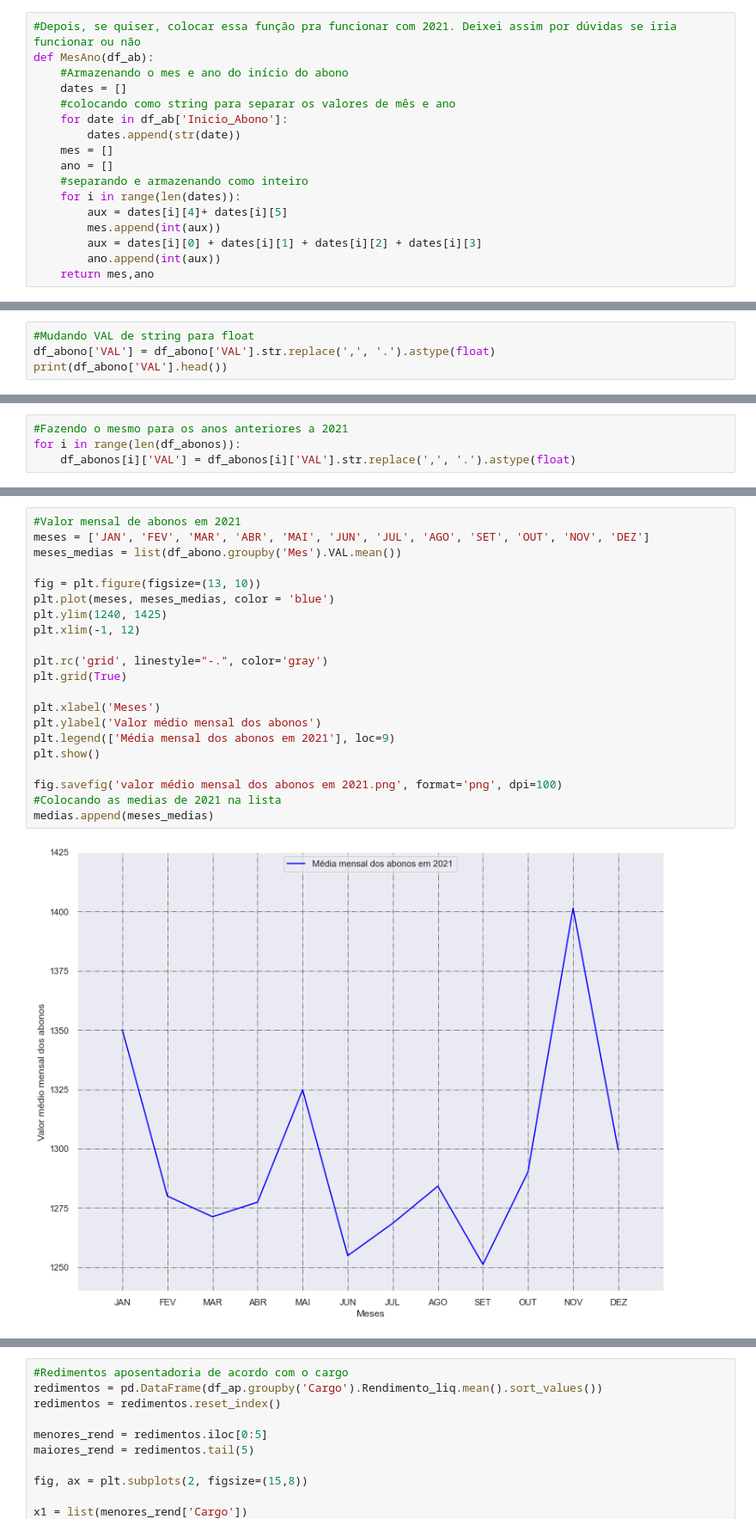
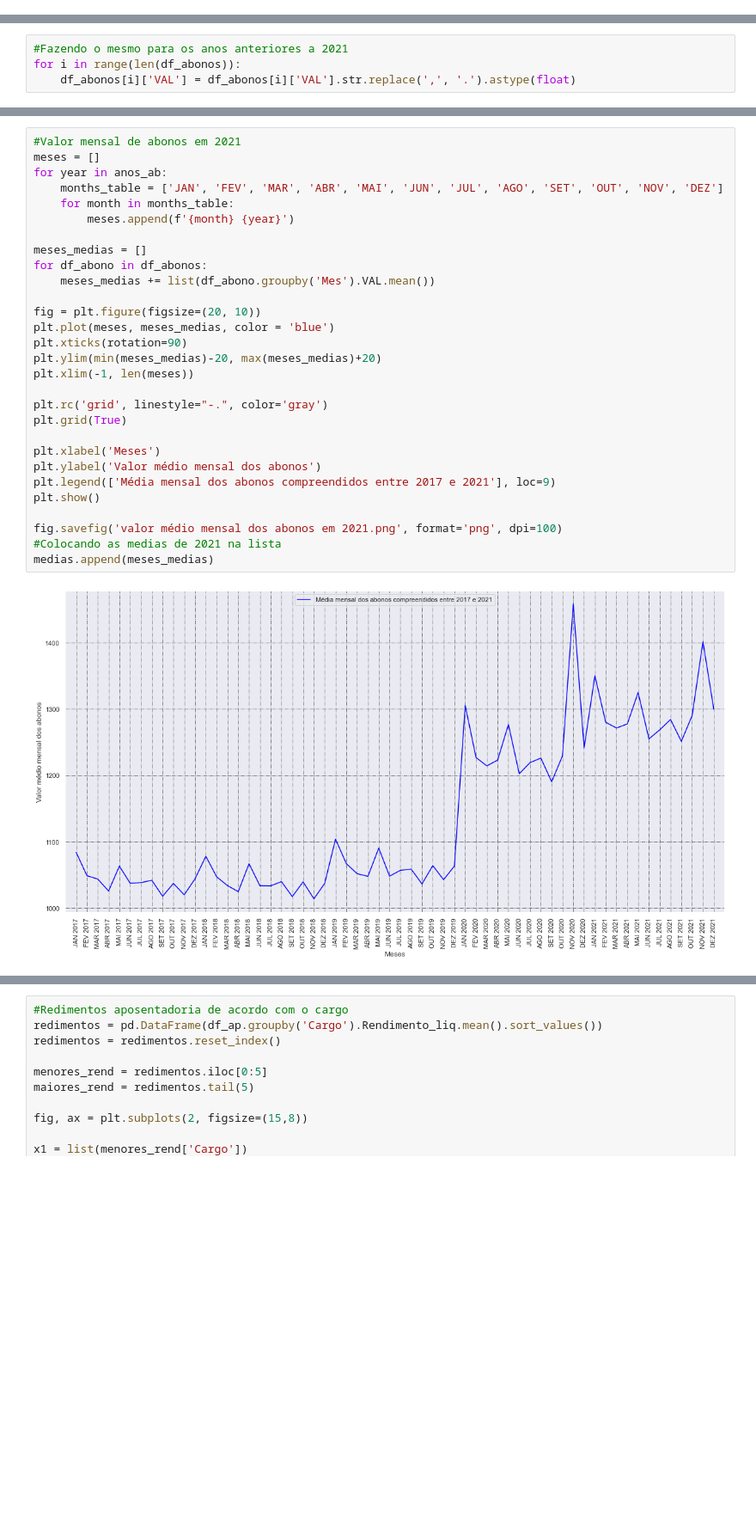
Before and after one commit to ghastcmd/data-science-project, a Jupyter notebook: Projeto.ipynb, the cells around one changed output, grey strips where cells are left out. Shown at 86% size. Cells and saved outputs as stored; diff of their text form; blank space fills up the shorter version.

Commit message:
Added the other datasets and plotting now graphs for all years

```diff
--- a/Projeto.ipynb
+++ b/Projeto.ipynb
@@ -129,20 +89,3 @@ Name: Ano, dtype: int64
-# %%
-#Depois, se quiser, colocar essa função pra funcionar com 2021. Deixei assim por dúvidas se iria funcionar ou não
-def MesAno(df_ab):
-    #Armazenando o mes e ano do início do abono
-    dates = []
-    #colocando como string para separar os valores de mês e ano
-    for date in df_ab['Inicio_Abono']:
-        dates.append(str(date))
-    mes = []
-    ano = []
-    #separando e armazenando como inteiro
-    for i in range(len(dates)):
-        aux = dates[i][4]+ dates[i][5]
-        mes.append(int(aux))
-        aux = dates[i][0] + dates[i][1] + dates[i][2] + dates[i][3]
-        ano.append(int(aux))
-    return mes,ano
 # %%
 #Tomando o mes e ano, do mesmo modo feito para 2021
 for i in range(len(df_abonos)):
@@ -166,7 +109,3 @@ Name: meses_servico, dtype: int32
 3    42
 4    42
 Name: Anos_servico, dtype: int32
-# %%
-#Mudando VAL de string para float
-df_abono['VAL'] = df_abono['VAL'].str.replace(',', '.').astype(float)
-print(df_abono['VAL'].head())
@@ -214,25 +147,33 @@ for i in range(len(df_abonos)):
 # %%
 #Valor mensal de abonos em 2021
-meses = ['JAN', 'FEV', 'MAR', 'ABR', 'MAI', 'JUN', 'JUL', 'AGO', 'SET', 'OUT', 'NOV', 'DEZ']
-meses_medias = list(df_abono.groupby('Mes').VAL.mean())
+meses = []
+for year in anos_ab:
+    months_table = ['JAN', 'FEV', 'MAR', 'ABR', 'MAI', 'JUN', 'JUL', 'AGO', 'SET', 'OUT', 'NOV', 'DEZ']
+    for month in months_table:
+        meses.append(f'{month} {year}')
 
-fig = plt.figure(figsize=(13, 10))
+meses_medias = []
+for df_abono in df_abonos:
+    meses_medias += list(df_abono.groupby('Mes').VAL.mean())
+
+fig = plt.figure(figsize=(20, 10))
 plt.plot(meses, meses_medias, color = 'blue')
-plt.ylim(1240, 1425)
-plt.xlim(-1, 12)
+plt.xticks(rotation=90)
+plt.ylim(min(meses_medias)-20, max(meses_medias)+20)
+plt.xlim(-1, len(meses))
 
 plt.rc('grid', linestyle="-.", color='gray')
 plt.grid(True)
 
 plt.xlabel('Meses')
 plt.ylabel('Valor médio mensal dos abonos')
-plt.legend(['Média mensal dos abonos em 2021'], loc=9)
+plt.legend(['Média mensal dos abonos compreendidos entre 2017 e 2021'], loc=9)
 plt.show()
 
 fig.savefig('valor médio mensal dos abonos em 2021.png', format='png', dpi=100)
 #Colocando as medias de 2021 na lista
 medias.append(meses_medias)
 # %% [output]
-[figure, old version]
+[figure, new version]
 # %%
 #Mediana mensal dos abonos em 2021
```
Also changed, not shown: parts of 10 cells of this notebook, 48 other files.
